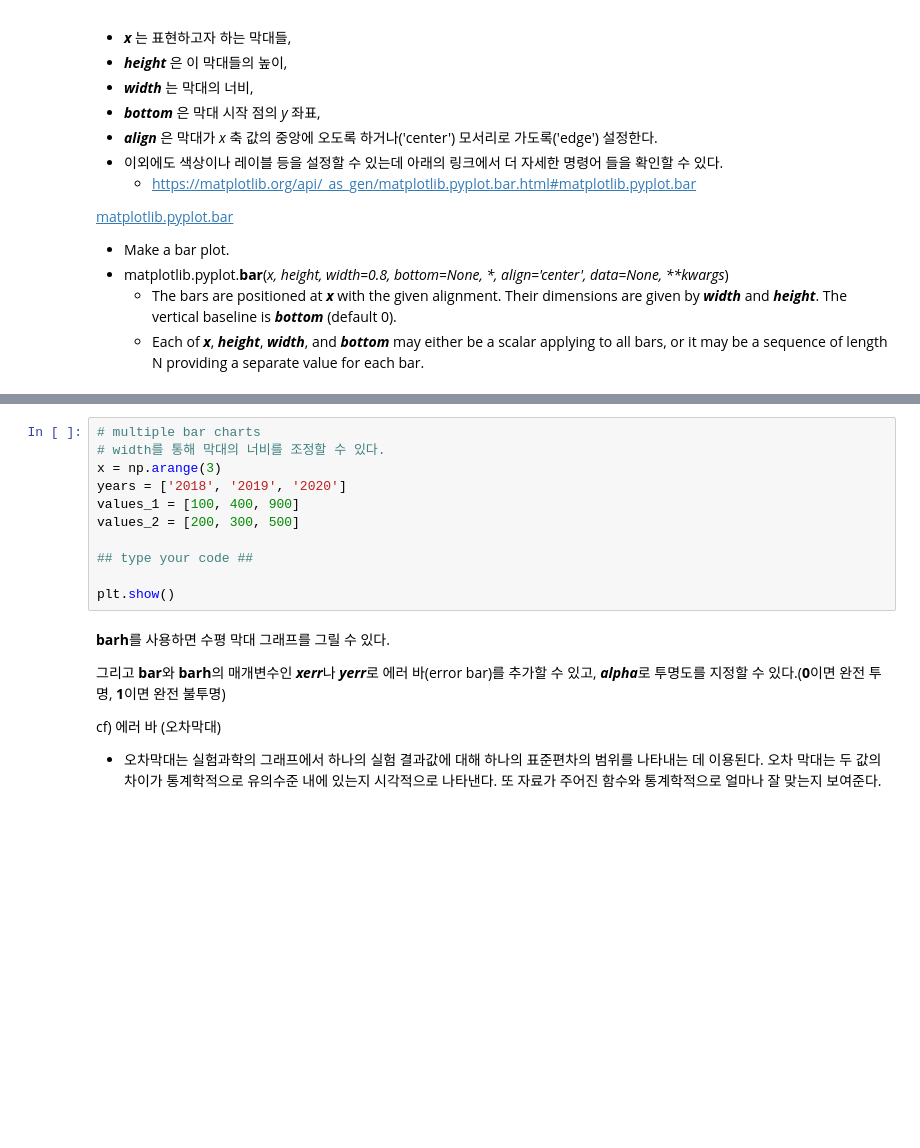
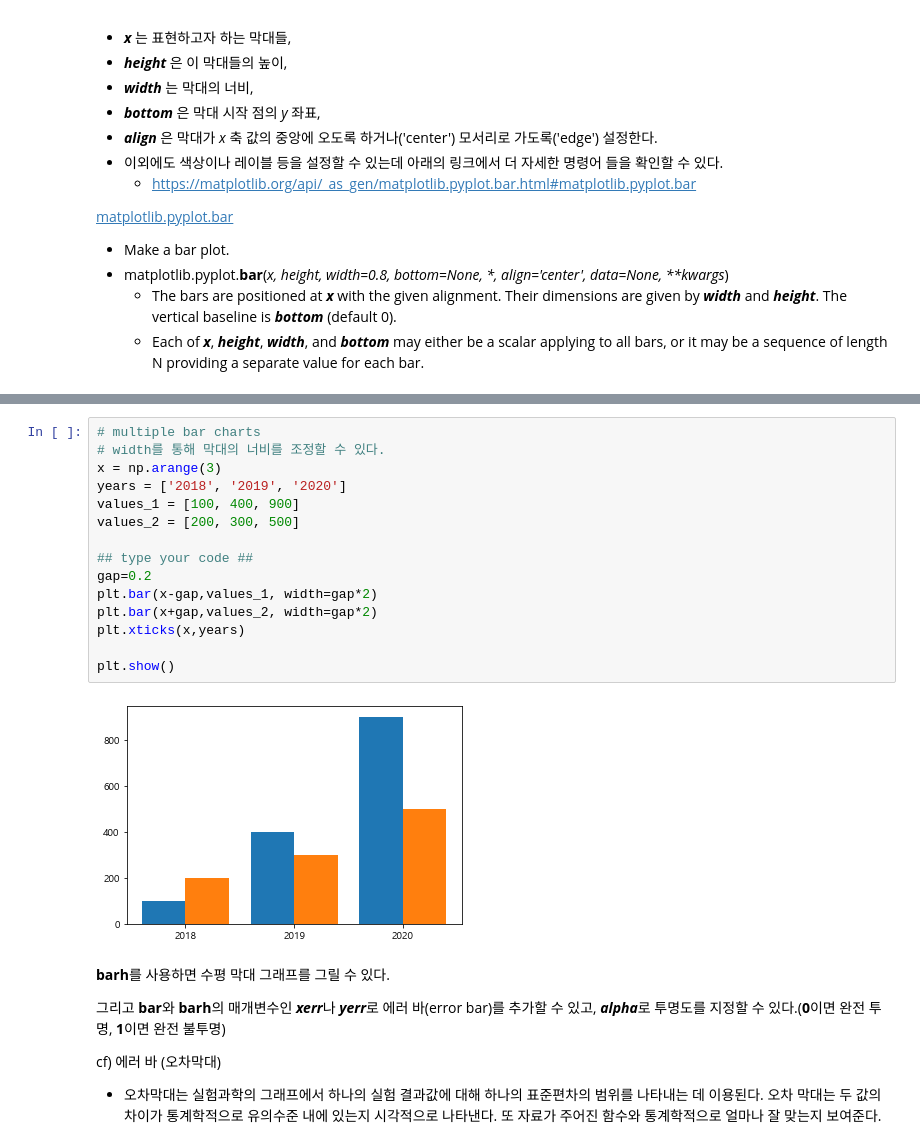
Before and after one commit to kelly062001/Frontend_study, a Jupyter notebook: outta/lecture_4_data_visualization/송현지 - data_visualization_1_배포용.ipynb, the cells around one changed output, grey strips where cells are left out. Drawn from its saved outputs; the diff is of its cells as text; blank space fills up the shorter version.

```diff
--- a/outta/lecture_4_data_visualization/송현지 - data_visualization_1_배포용.ipynb
+++ b/outta/lecture_4_data_visualization/송현지 - data_visualization_1_배포용.ipynb
@@ -674,14 +677,20 @@ plt.show()
 # %%
 # multiple bar charts
 # width를 통해 막대의 너비를 조정할 수 있다.
 x = np.arange(3)
 years = ['2018', '2019', '2020']
 values_1 = [100, 400, 900]
 values_2 = [200, 300, 500]
 
 ## type your code ##
+gap=0.2
+plt.bar(x-gap,values_1, width=gap*2)
+plt.bar(x+gap,values_2, width=gap*2)
+plt.xticks(x,years)
 
 plt.show()
+# %% [output]
+[figure, added]
 # %% [markdown]
 **barh**를 사용하면 수평 막대 그래프를 그릴 수 있다.
 
```
Also changed, not shown: parts of 25 cells of this notebook, 2 other files.
